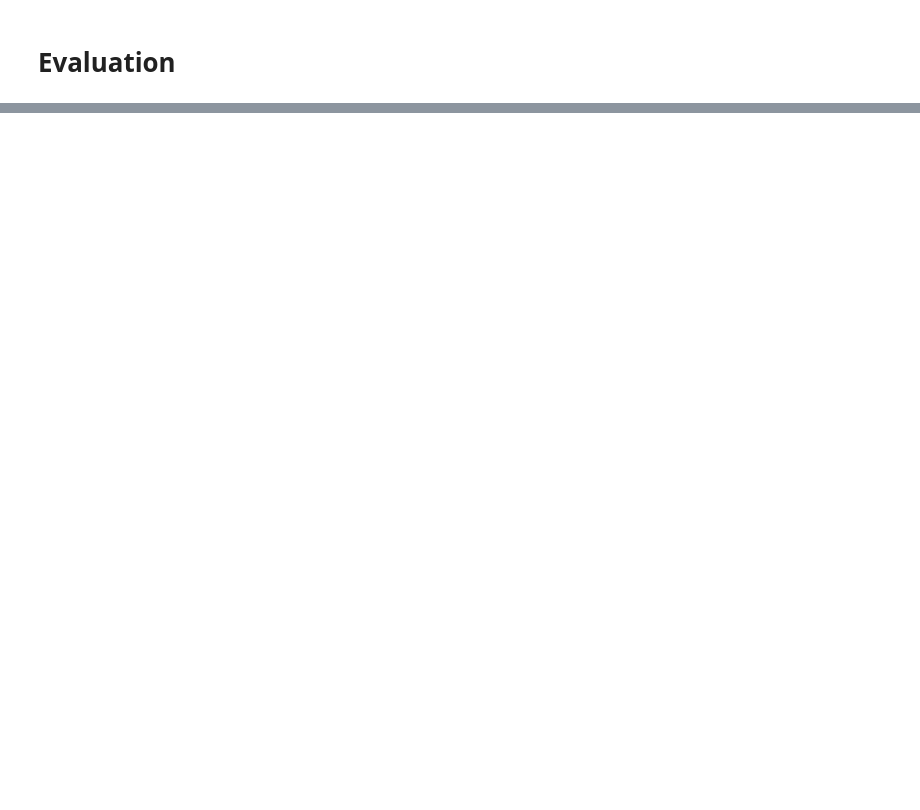
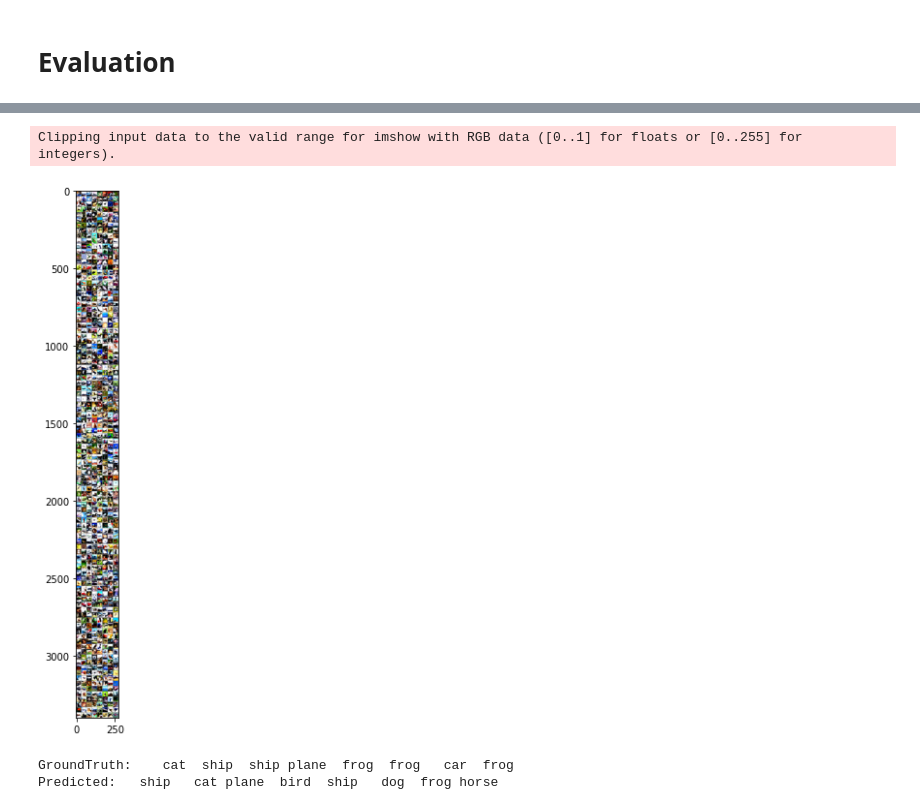
Before and after one commit to BBulMushroom/CIFAR_10_classification, a Jupyter notebook: CNN_Baseline.ipynb, the cells around one changed output, grey strips where cells are left out. Drawn from its saved outputs; the diff is of its cells as text; code cells hidden in the pictures; blank space fills up the shorter version.

```diff
--- a/CNN_Baseline.ipynb
+++ b/CNN_Baseline.ipynb
@@ -248,26 +294,31 @@ for classname, correct_count in correct_pred.items():
 # %%
 import matplotlib.pyplot as plt
 import numpy as np
 
 def imshow(img):
     img = img / 2 + 0.5     # unnormalize
     npimg = img.numpy()
     plt.figure(figsize=(20,10))
     plt.imshow(np.transpose(npimg, (1, 2, 0)))
     plt.show()
 
 dataiter = iter(testloader)
 images, labels = dataiter.next()
 
 # print images
 imshow(torchvision.utils.make_grid(images))
 print('GroundTruth: ', ' '.join('%5s' % classes[labels[j]] for j in range(8)))
 
-net = Net()
+net = ResNet9(3, 10)
 net.to(device)
 net.load_state_dict(torch.load('/content/gdrive/Shareddrives/전자공학종합설계/ResNet//model_ckpt.pt'))
 
 _, predicted = torch.max(outputs, 1)
 
 print('Predicted: ', ' '.join('%5s' % classes[predicted[j]]
                               for j in range(8)))
+# %% [output]
+Clipping input data to the valid range for imshow with RGB data ([0..1] for floats or [0..255] for integers).
+[figure, added]
+GroundTruth:    cat  ship  ship plane  frog  frog   car  frog
+Predicted:   ship   cat plane  bird  ship   dog  frog horse
```
Also changed, not shown: parts of 2 cells of this notebook.
